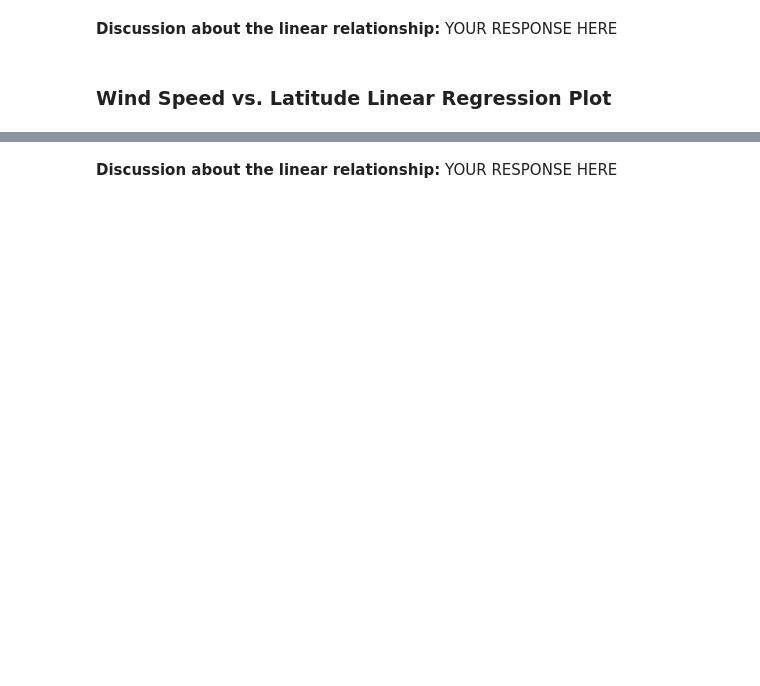
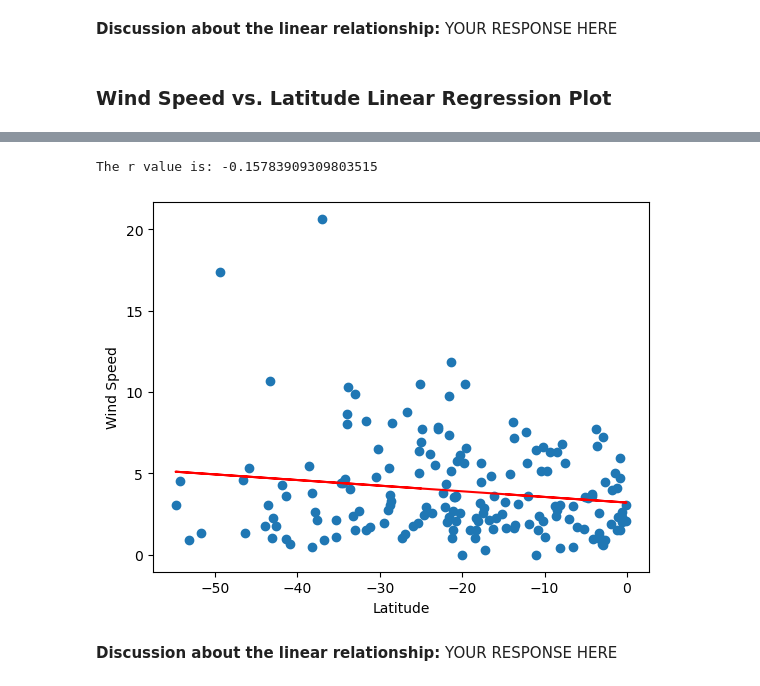
Before and after one commit to desireetrevino/pythonapi-challenge, a Jupyter notebook: WeatherPy.ipynb, the cells around one changed output, grey strips where cells are left out. Saved outputs shown, nothing was run; the diff lists cells and outputs as text; code cells hidden in the pictures; blank space fills up the shorter version.

```diff
--- a/WeatherPy.ipynb
+++ b/WeatherPy.ipynb
@@ -391,2 +397,12 @@ The r-value is: 0.062239040700515696
+# %%
+# Southern Hemisphere
+xvalues= southern_hemi_df["Lat"]
+yvalues= southern_hemi_df["Wind Speed"]
+xlabel = "Latitude"
+ylabel = "Wind Speed"
+linreg_plots(xvalues,yvalues,xlabel,ylabel)
+# %% [output]
+The r value is: -0.15783909309803515
+[figure, added]
 # %% [markdown]
 **Discussion about the linear relationship:** YOUR RESPONSE HERE
```
Also changed, not shown: parts of 22 cells of this notebook, 5 other files.
